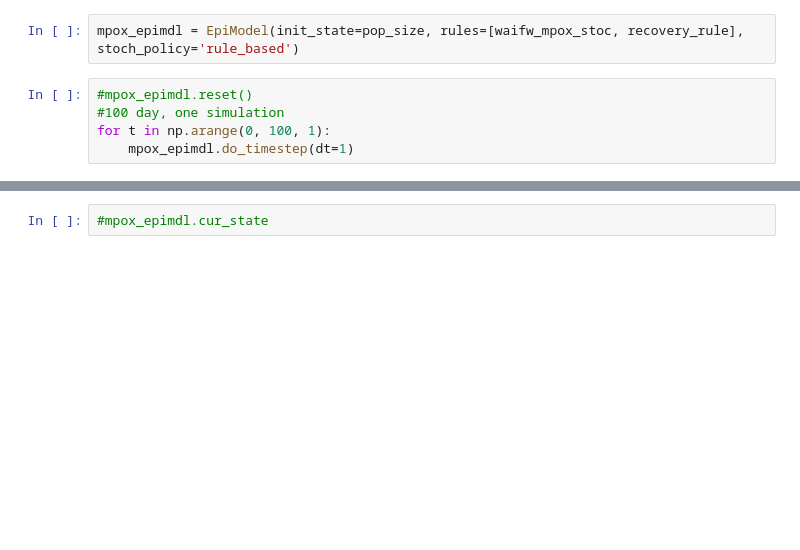
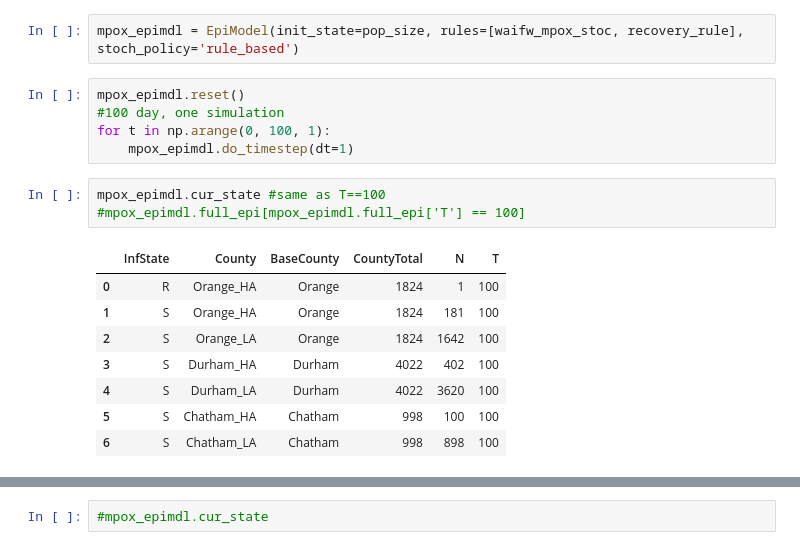
Before and after one commit to UNCIDD/tabularepimdl, a Jupyter notebook: examples/Matrix_Kronecker_Product.ipynb, the cells around one changed output, grey strips where cells are left out. Drawn from its saved outputs; the diff is of its cells as text; blank space fills up the shorter version.

```diff
--- a/examples/Matrix_Kronecker_Product.ipynb
+++ b/examples/Matrix_Kronecker_Product.ipynb
@@ -348,7 +348,19 @@ recovery_rule = SimpleTransition(column='InfState', from_st='I', to_st='R', rate
 # %%
 mpox_epimdl = EpiModel(init_state=pop_size, rules=[waifw_mpox_stoc, recovery_rule], stoch_policy='rule_based')
 # %%
-#mpox_epimdl.reset()
+mpox_epimdl.reset()
 #100 day, one simulation
 for t in np.arange(0, 100, 1):
     mpox_epimdl.do_timestep(dt=1)
+# %%
+mpox_epimdl.cur_state #same as T==100
+#mpox_epimdl.full_epi[mpox_epimdl.full_epi['T'] == 100]
+# %% [output]
+|  | InfState | County | BaseCounty | CountyTotal | N | T |
+| 0 | R | Orange_HA | Orange | 1824 | 1 | 100 |
+| 1 | S | Orange_HA | Orange | 1824 | 181 | 100 |
+| 2 | S | Orange_LA | Orange | 1824 | 1642 | 100 |
+| 3 | S | Durham_HA | Durham | 4022 | 402 | 100 |
+| 4 | S | Durham_LA | Durham | 4022 | 3620 | 100 |
+| 5 | S | Chatham_HA | Chatham | 998 | 100 | 100 |
+| 6 | S | Chatham_LA | Chatham | 998 | 898 | 100 |
```
Also changed, not shown: parts of 12 cells of this notebook.
